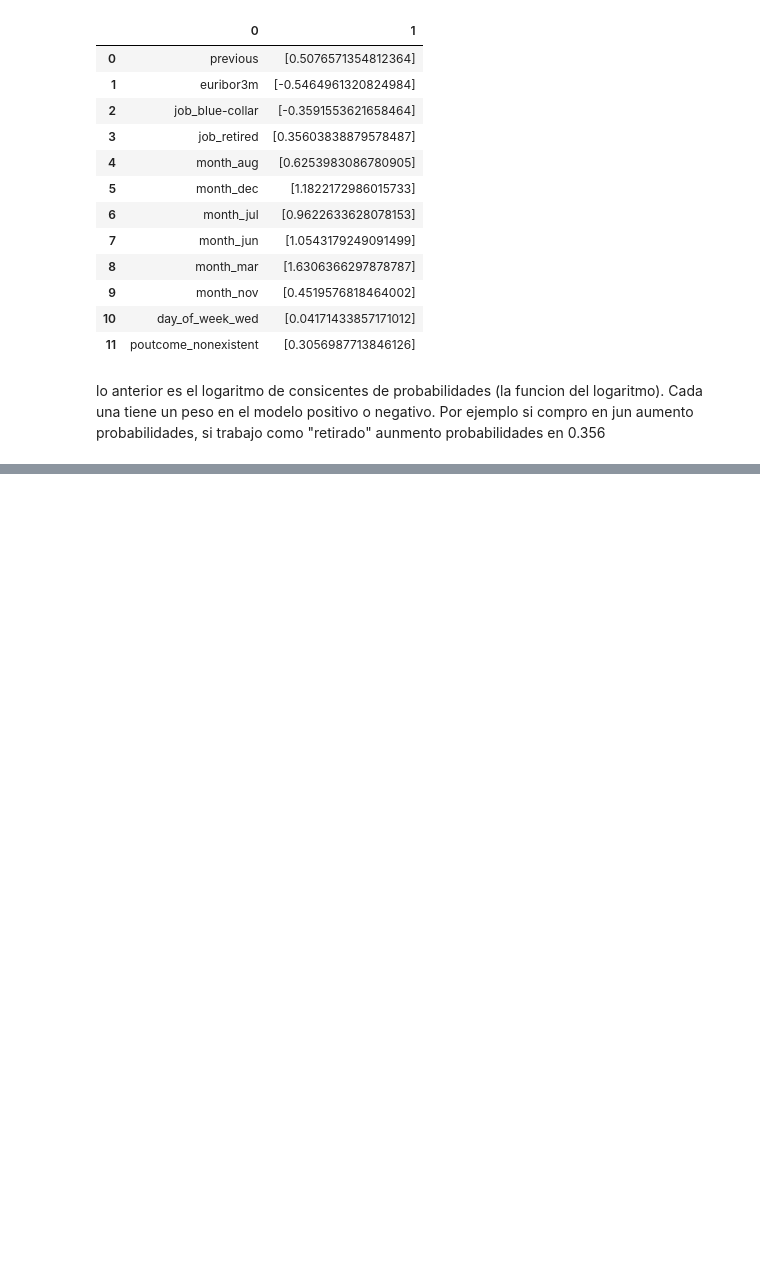
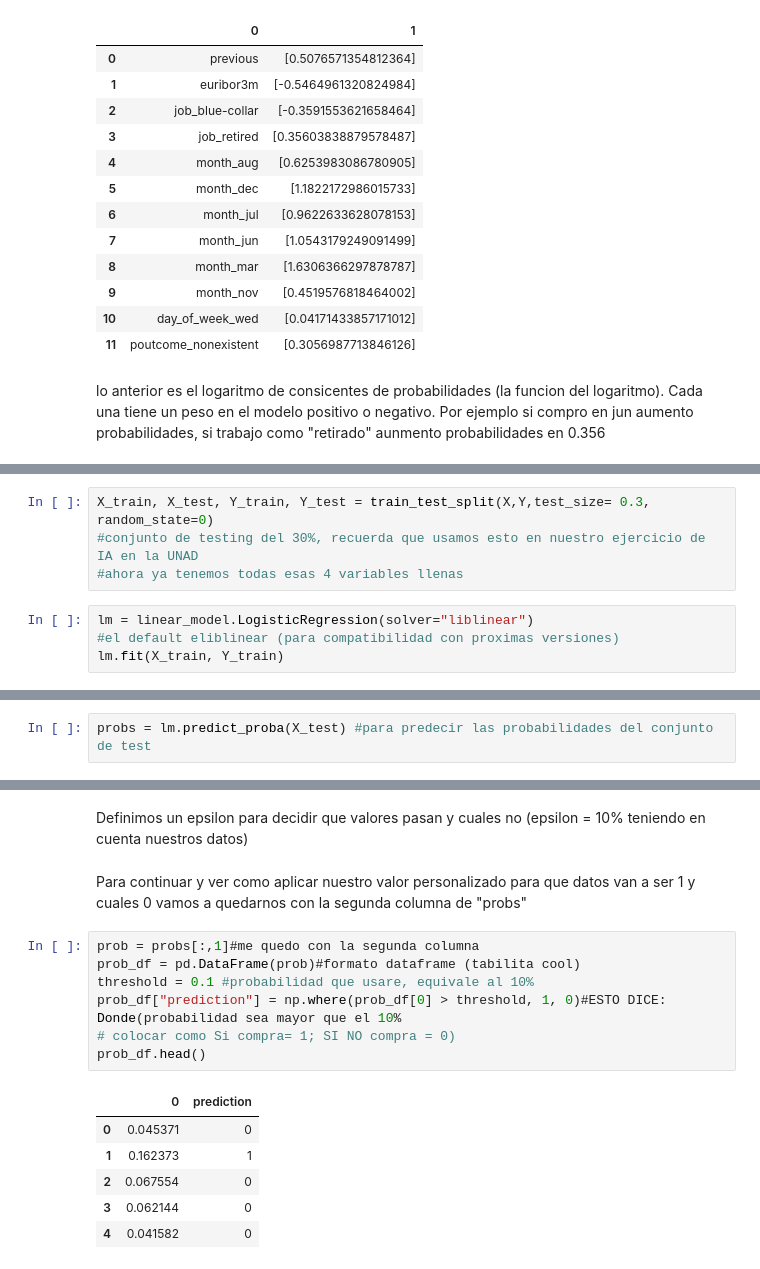
Before and after one commit to Karenahv/python-ml-curso, a Jupyter notebook: notebooks/T5 - 3 - Logistic Regression - Implementación con Python.ipynb, the cells around one changed output, grey strips where cells are left out. Cells and saved outputs as stored; diff of their text form; blank space fills up the shorter version.

```diff
--- a/notebooks/T5 - 3 - Logistic Regression - Implementación con Python.ipynb
+++ b/notebooks/T5 - 3 - Logistic Regression - Implementación con Python.ipynb
@@ -534,0 +542,8 @@ Cada una tiene un peso en el modelo positivo o negativo. Por ejemplo si compro e
+# %%
+X_train, X_test, Y_train, Y_test = train_test_split(X,Y,test_size= 0.3, random_state=0)
+#conjunto de testing del 30%, recuerda que usamos esto en nuestro ejercicio de IA en la UNAD
+#ahora ya tenemos todas esas 4 variables llenas
+# %%
+lm = linear_model.LogisticRegression(solver="liblinear")
+#el default eliblinear (para compatibilidad con proximas versiones)
+lm.fit(X_train, Y_train)
@@ -534,0 +566,2 @@ Cada una tiene un peso en el modelo positivo o negativo. Por ejemplo si compro e
+# %%
+probs = lm.predict_proba(X_test) #para predecir las probabilidades del conjunto de test
@@ -534,0 +604,18 @@ Cada una tiene un peso en el modelo positivo o negativo. Por ejemplo si compro e
+# %% [markdown]
+Definimos un epsilon para decidir que valores pasan y cuales no (epsilon = 10% teniendo en cuenta nuestros datos)
+# %% [markdown]
+Para continuar y ver como aplicar nuestro valor personalizado para que datos van a ser 1 y cuales 0 vamos a quedarnos con la segunda columna de "probs"
+# %%
+prob = probs[:,1]#me quedo con la segunda columna
+prob_df = pd.DataFrame(prob)#formato dataframe (tabilita cool)
+threshold = 0.1 #probabilidad que usare, equivale al 10%
+prob_df["prediction"] = np.where(prob_df[0] > threshold, 1, 0)#ESTO DICE: Donde(probabilidad sea mayor que el 10%
+# colocar como Si compra= 1; SI NO compra = 0)
+prob_df.head()
+# %% [output]
+|  | 0 | prediction |
+| 0 | 0.045371 | 0 |
+| 1 | 0.162373 | 1 |
+| 2 | 0.067554 | 0 |
+| 3 | 0.062144 | 0 |
+| 4 | 0.041582 | 0 |
```
Also changed, not shown: parts of 29 cells of this notebook, 1 other file.
